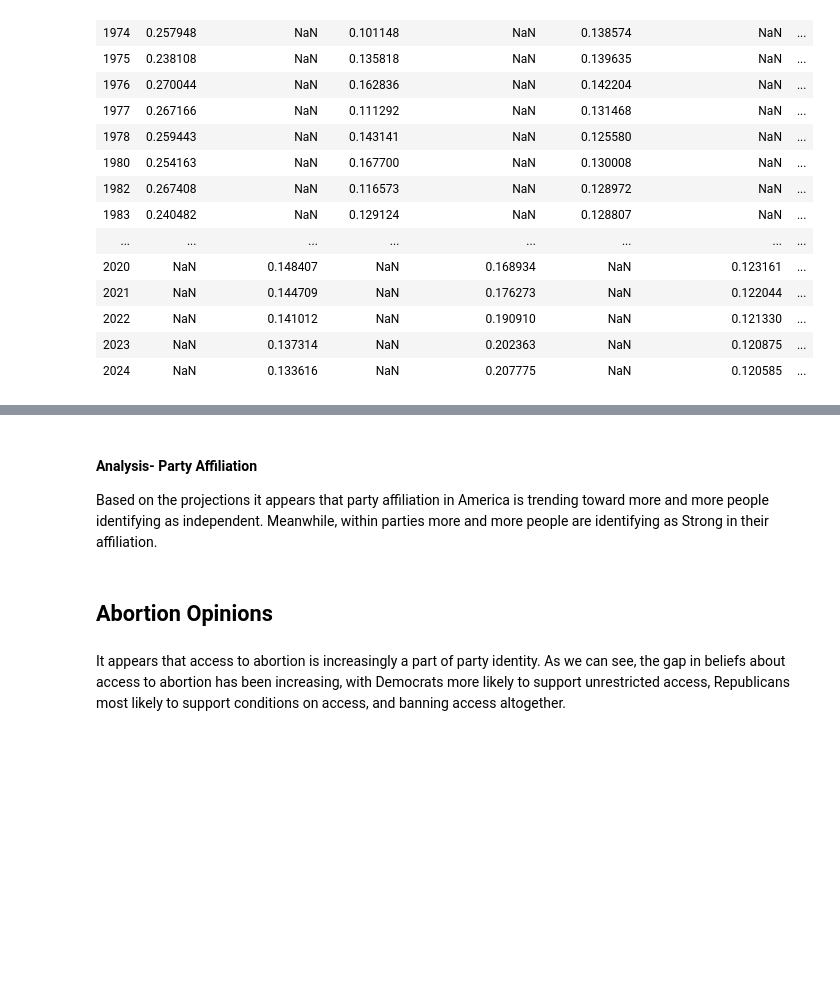
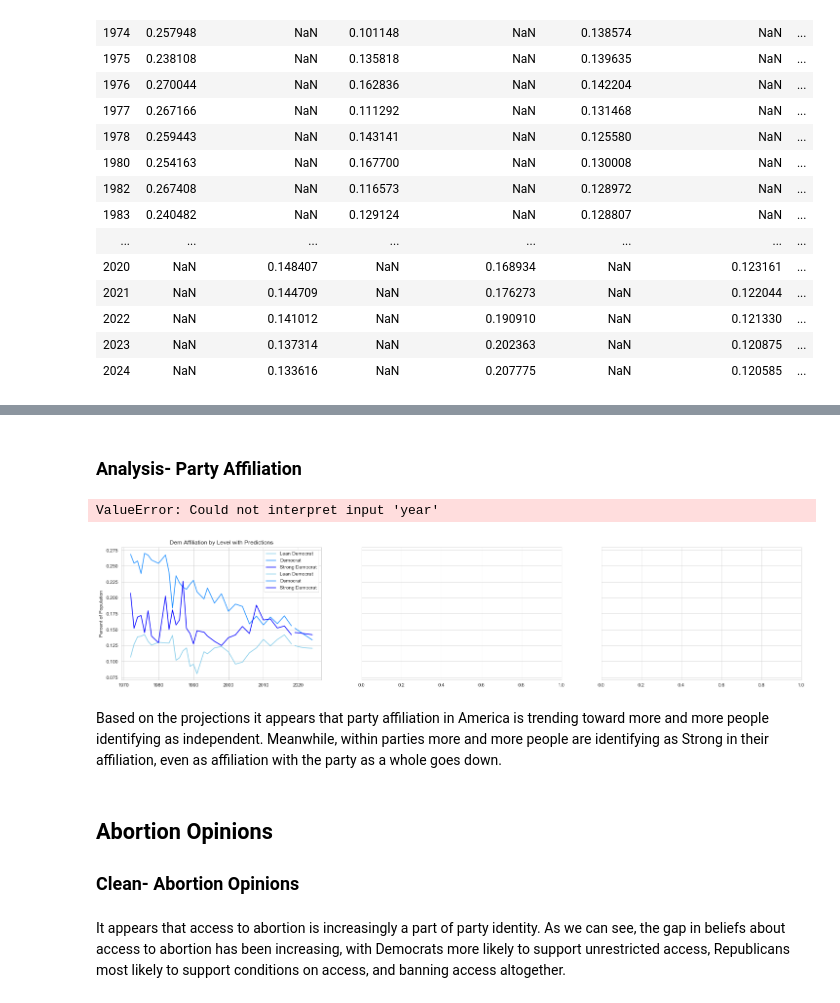
Before and after one commit to shsobieski/Faultlines, a Jupyter notebook: project.ipynb, the cells around one changed output, grey strips where cells are left out. Cells and saved outputs as stored; diff of their text form; code cells hidden in the pictures; blank space fills up the shorter version.

```diff
--- a/project.ipynb
+++ b/project.ipynb
@@ -173,16 +158,3 @@ party_aff_lev.to_excel('data/predictions/voter/leveled.xlsx')
-# %%
-overall.index  = overall['year']
-ts = overall['Democrat']
-df = pd.DataFrame(ts)
-preds = make_preds(ts, 'Predicted Democrat')
-df = df.append(pd.DataFrame(preds))
-
-for col in overall.columns[2:]:
-    ts = overall[col]
-    temp = pd.DataFrame(ts)
-    preds = make_preds(ts, 'Predicted ' + col)
-    temp = temp.append(pd.DataFrame(preds))
-    df = df.join(temp)
-df
 # %%
-df.to_excel('data/predictions/voter/overall.xlsx')
+party_aff_ovr = store_predictions(overall)
+party_aff_ovr.to_excel('data/predictions/voter/overall.xlsx')
@@ -189,51 +183,66 @@ df.to_excel('data/predictions/voter/overall.xlsx')
+# %% [markdown]
+### Analysis- Party Affiliation
 # %%
 fig = plt.figure(figsize=(25,5))
 ax1, ax2, ax3 = fig.subplots(nrows=1, ncols=3, sharey= True)
 
-sns.lineplot(x= 'year', y = 'Lean Democrat', data= percent_parties,
+sns.lineplot(data= party_aff_lev['Lean Democrat'],
              color = 'skyblue', label= 'Lean Democrat', ax = ax1)
-sns.lineplot(x= 'year', y = 'Democrat', data= percent_parties,
+sns.lineplot(data= party_aff_lev['Democrat'],
              color = 'dodgerblue', label= 'Democrat', ax = ax1)
-sns.lineplot(x= 'year', y = 'Strong Democrat', data= percent_parties,
+sns.lineplot(data= party_aff_lev['Strong Democrat'],
              color = 'blue', label= 'Strong Democrat', ax = ax1)
-sns.lineplot(data= ln_dem_preds, color = 'skyblue', ax = ax1)
-sns.lineplot(data= mid_dem_preds, color = 'dodgerblue', ax = ax1)
-sns.lineplot(data= str_dem_preds, color = 'blue', ax = ax1)
+sns.lineplot(data= party_aff_lev['Predicted Lean Democrat'],
+             color = 'skyblue', label= 'Lean Democrat', ax = ax1)
+sns.lineplot(data= party_aff_lev['Predicted Democrat'],
+             color = 'dodgerblue', label= 'Democrat', ax = ax1)
+sns.lineplot(data= party_aff_lev['Predicted Strong Democrat'],
+             color = 'blue', label= 'Strong Democrat', ax = ax1)
 ax1.set_title('Dem Affiliation by Level with Predictions')
 ax1.set_ylabel('Percent of Population')
 ax1.set_xlabel('');
 
-sns.lineplot(x= 'year', y = 'Strong Republican', data= percent_parties,
+sns.lineplot(data= party_aff_lev['Strong Republican'],
              color= 'crimson', label= 'Strong Republican', ax = ax2)
-sns.lineplot(x= 'year', y = 'Republican', data= percent_parties,
+sns.lineplot(data= party_aff_lev['Republican'],
              color= 'red', label= 'Republican', ax = ax2)
-sns.lineplot(x= 'year', y = 'Lean Republican', data= percent_parties,
+sns.lineplot(data= party_aff_lev['Lean Republican'],
              color= 'hotpink', label= 'Lean Republican', ax = ax2)
-sns.lineplot(data= ln_rep_preds, color = 'crimson', ax = ax2)
-sns.lineplot(data= mid_rep_preds, color = 'red', ax = ax2)
-sns.lineplot(data= str_rep_preds, color = 'hotpink', ax = ax2)
+sns.lineplot(data= party_aff_lev['Predicted Strong Republican'],
+             color= 'crimson', label= 'Strong Republican', ax = ax2)
+sns.lineplot(data= party_aff_lev['Predicted Republican'],
+             color= 'red', label= 'Republican', ax = ax2)
+sns.lineplot(data= party_aff_lev['Predicted Lean Republican'],
+             color= 'hotpink', label= 'Lean Republican', ax = ax2)
 ax2.set_title('Rep Affiliation by Level with Predictions')
 ax2.set_xlabel('')
 
-sns.lineplot(x='year', y='Democrat', data=overall,
+sns.lineplot(data=party_aff_ovr['Democrat'],
              color= 'blue', label= 'Democrat', ax = ax3)
-sns.lineplot(x='year', y='Republican', data=overall,
+sns.lineplot(data=party_aff_ovr['Republican'],
              color= 'red', label= 'Republican', ax = ax3)
-sns.lineplot(x='year', y='Independent', data=overall,
+sns.lineplot(data=party_aff_ovr['Independent'],
              color= 'plum', label= 'Independent', ax = ax3)
-sns.lineplot(x='year', y='Other', data=overall,
+sns.lineplot(data=party_aff_ovr['Other'],
              color= 'grey', label= 'Other', ax = ax3)
-sns.lineplot(data= dem_preds, color = 'blue', ax = ax3)
-sns.lineplot(data= rep_preds, color = 'red', ax = ax3)
-sns.lineplot(data= ind_preds, color = 'plum', ax = ax3)
-sns.lineplot(data= oth_preds, color = 'grey', ax = ax3)
+sns.lineplot(data=party_aff_ovr['Predicted Democrat'],
+             color= 'blue', label= 'Democrat', ax = ax3)
+sns.lineplot(data=party_aff_ovr['Predicted Republican'],
+             color= 'red', label= 'Republican', ax = ax3)
+sns.lineplot(x='year', y=, data=party_aff_ovr['Predicted Independent'],
+             color= 'plum', label= 'Independent', ax = ax3)
+sns.lineplot(x='year', y='Predicted Other', data=party_aff_ovr,
+             color= 'grey', label= 'Other', ax = ax3)
 ax3.set_title('Overall Affiliation with Predictions')
 ax3.set_xlabel('')
+# %% [output]
+ValueError: Could not interpret input 'year'
+[figure, added]
 # %% [markdown]
-#### Analysis- Party Affiliation
-Based on the projections it appears that party affiliation in America is trending toward more and more people identifying as independent. Meanwhile, within parties more and more people are identifying as Strong in their affiliation.
+Based on the projections it appears that party affiliation in America is trending toward more and more people identifying as independent. Meanwhile, within parties more and more people are identifying as Strong in their affiliation, even as affiliation with the party as a whole goes down.
 # %% [markdown]
 ## Abortion Opinions
+### Clean- Abortion Opinions
 # %%
 abortion = unzip('Abortion')
 abortion.info()
```
Also changed, not shown: parts of 7 cells of this notebook.
